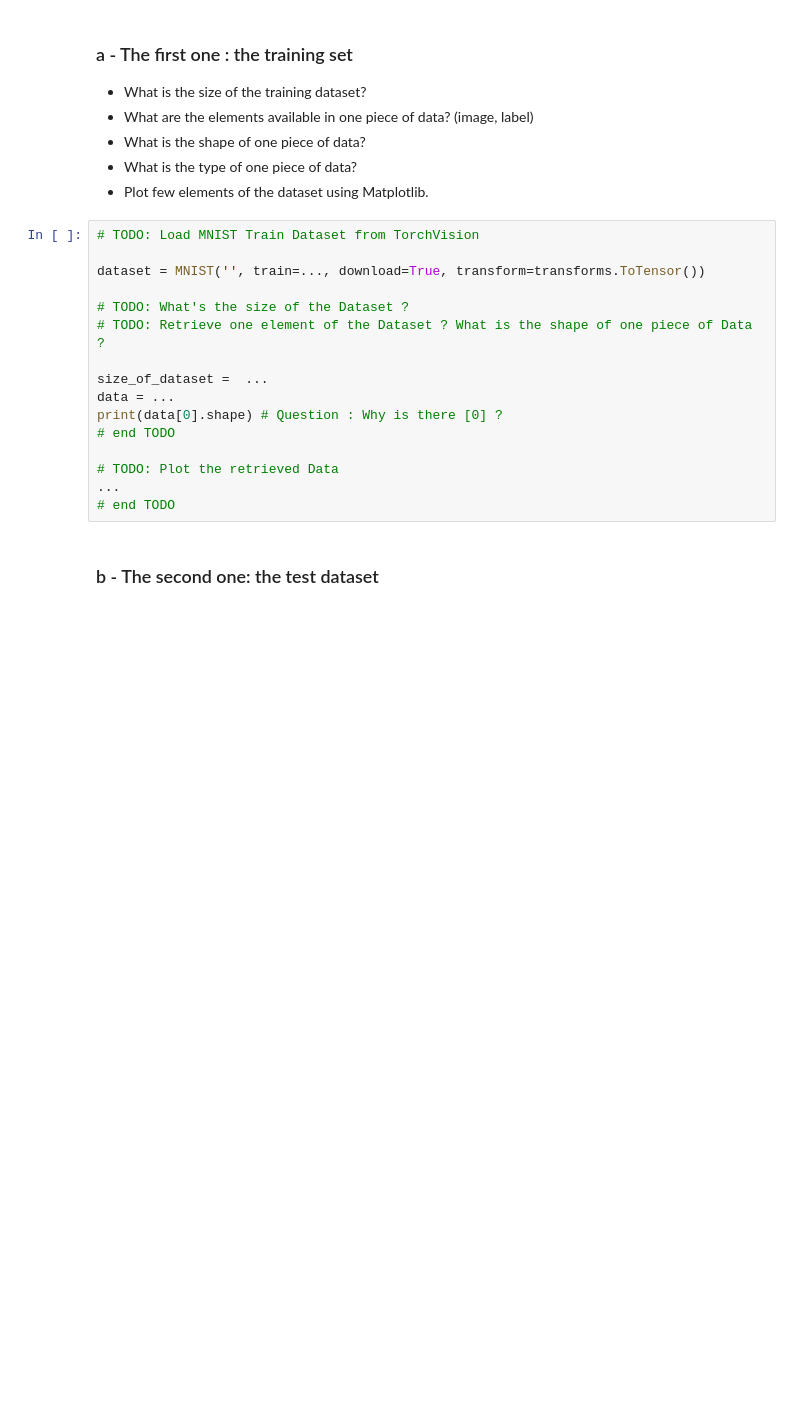
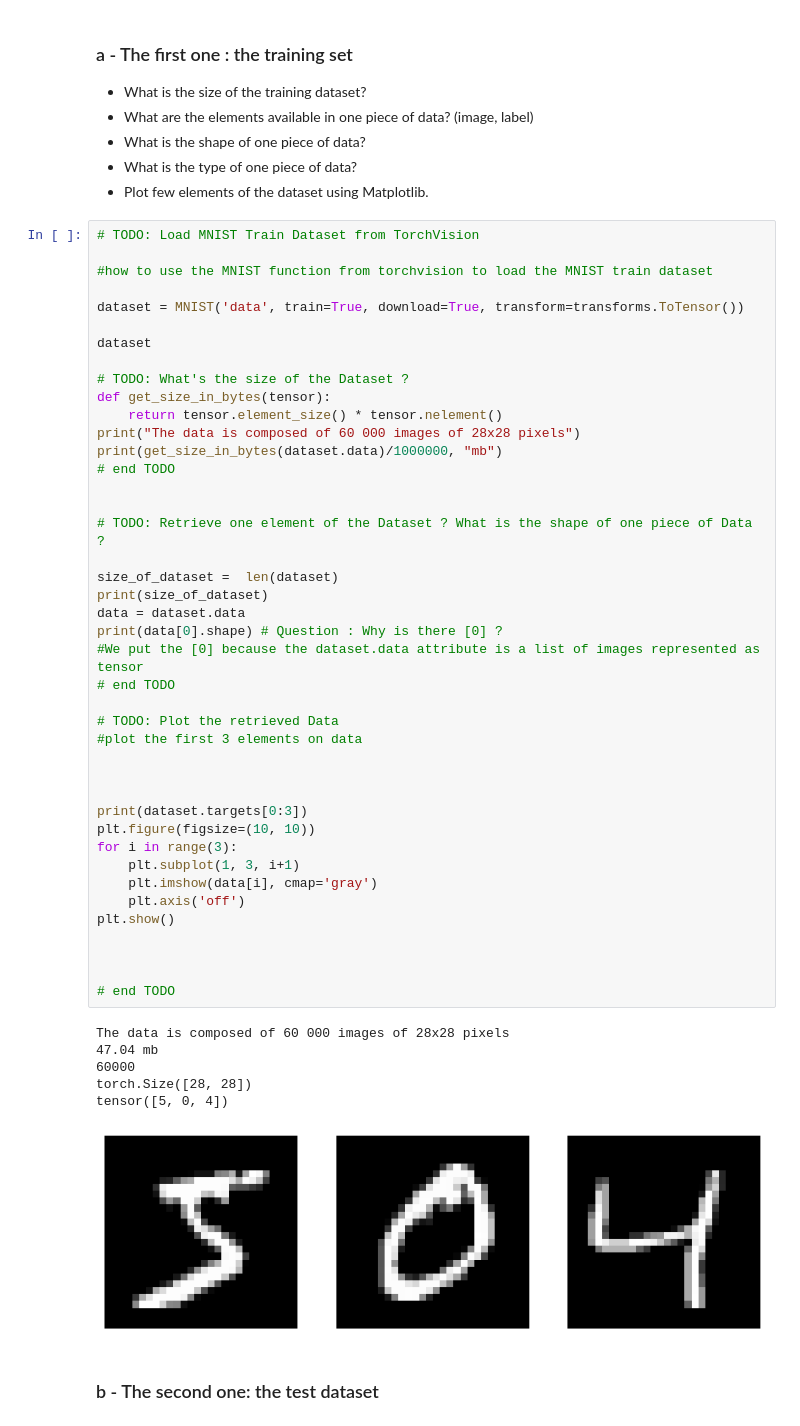
Before and after one commit to MurphLaws/JPEGCompression, a Jupyter notebook: Lab2_AE.ipynb, the cells around one changed output. Cells and saved outputs as stored; diff of their text form; blank space fills up the shorter version.

Commit message:
Imported MNIST and label toying

```diff
--- a/Lab2_AE.ipynb
+++ b/Lab2_AE.ipynb
@@ -133,19 +144,52 @@ When training  a DL model, we use a Dataset. The model uses the data to learn so
 # %%
 # TODO: Load MNIST Train Dataset from TorchVision
 
-dataset = MNIST('', train=..., download=True, transform=transforms.ToTensor())
+#how to use the MNIST function from torchvision to load the MNIST train dataset
+
+dataset = MNIST('data', train=True, download=True, transform=transforms.ToTensor())
+
+dataset
 
 # TODO: What's the size of the Dataset ?
+def get_size_in_bytes(tensor):
+    return tensor.element_size() * tensor.nelement()
+print("The data is composed of 60 000 images of 28x28 pixels")
+print(get_size_in_bytes(dataset.data)/1000000, "mb")
+# end TODO
+
+
 # TODO: Retrieve one element of the Dataset ? What is the shape of one piece of Data ?
 
-size_of_dataset =  ...
-data = ...
+size_of_dataset =  len(dataset)
+print(size_of_dataset)
+data = dataset.data
 print(data[0].shape) # Question : Why is there [0] ?
+#We put the [0] because the dataset.data attribute is a list of images represented as tensor
 # end TODO
 
 # TODO: Plot the retrieved Data
-...
+#plot the first 3 elements on data
+
+
+
+print(dataset.targets[0:3])
+plt.figure(figsize=(10, 10))
+for i in range(3):
+    plt.subplot(1, 3, i+1)
+    plt.imshow(data[i], cmap='gray')
+    plt.axis('off')
+plt.show()
+
+
+
 # end TODO
+# %% [output]
+The data is composed of 60 000 images of 28x28 pixels
+47.04 mb
+60000
+torch.Size([28, 28])
+tensor([5, 0, 4])
+[figure, added]
 # %% [markdown]
 ### b - The second one: the test dataset
 # %% [markdown]
```
Also changed, not shown: parts of 5 cells of this notebook.
